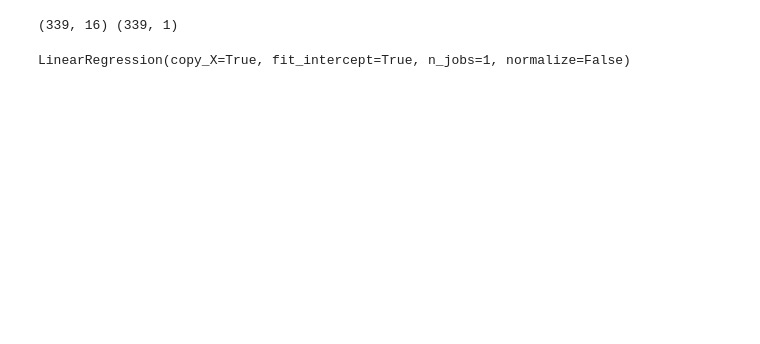
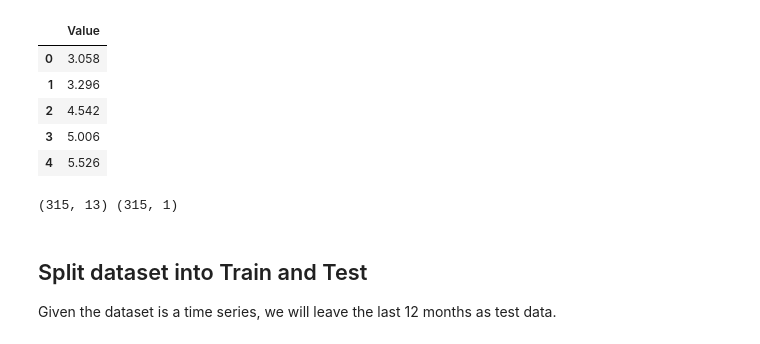
Before and after one commit to gvo34/energy-solar, a Jupyter notebook: static/notebooks/model/LINEARR_model_data.ipynb, the cells around one changed output. Drawn from its saved outputs; the diff is of its cells as text; code cells hidden in the pictures; blank space fills up the shorter version.

```diff
--- a/static/notebooks/model/LINEARR_model_data.ipynb
+++ b/static/notebooks/model/LINEARR_model_data.ipynb
@@ -28,13 +33,19 @@ data.head()
+# %%
+y.head()
+# %% [output]
+|  | Value |
+| 0 | 3.058 |
+| 1 | 3.296 |
+| 2 | 4.542 |
+| 3 | 5.006 |
+| 4 | 5.526 |
 # %%
-X = data[["Energy", "Price", "year", "REDTI", "month_1", "month_2", "month_3", "month_4", "month_5", "month_6", "month_7", "month_8", "month_9", "month_10", "month_11", "month_12" ]]
-y = data["Solar"].values.reshape(-1, 1)
+y = y.values.reshape(-1, 1)
 print(X.shape, y.shape)
 # %% [output]
-(339, 16) (339, 1)
+(315, 13) (315, 1)
-# %%
-from sklearn.linear_model import LinearRegression
-model = LinearRegression()
-model.fit(X, y)
-# %% [output]
-LinearRegression(copy_X=True, fit_intercept=True, n_jobs=1, normalize=False)
+# %% [markdown]
+## Split dataset into Train and Test
+
+Given the dataset is a time series, we will leave the last 12 months as test data.
 # %%
```
Also changed, not shown: parts of 18 cells of this notebook, 11 other files.
